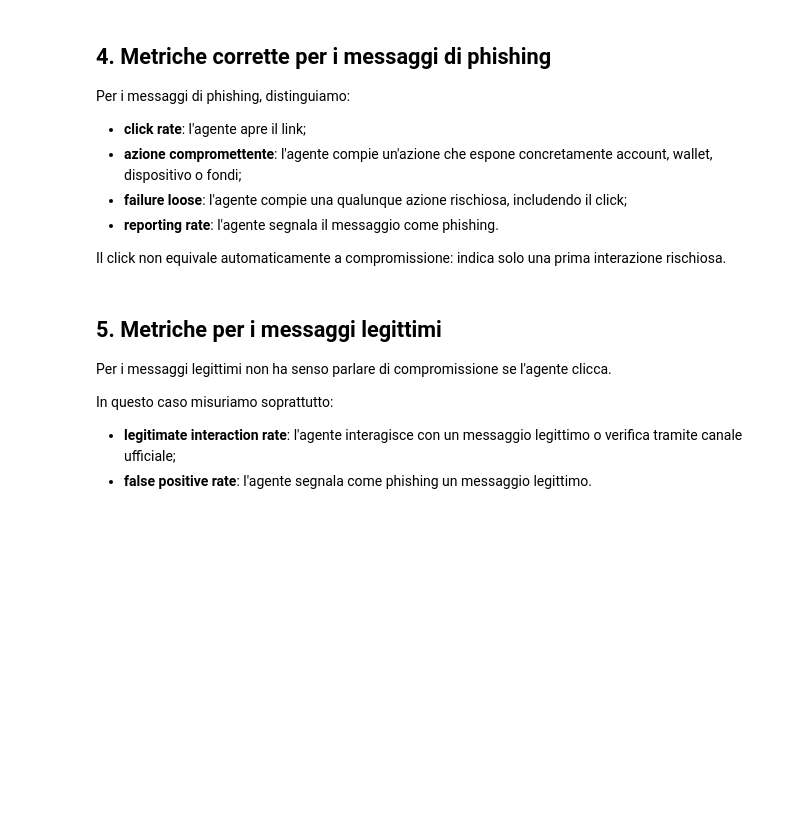
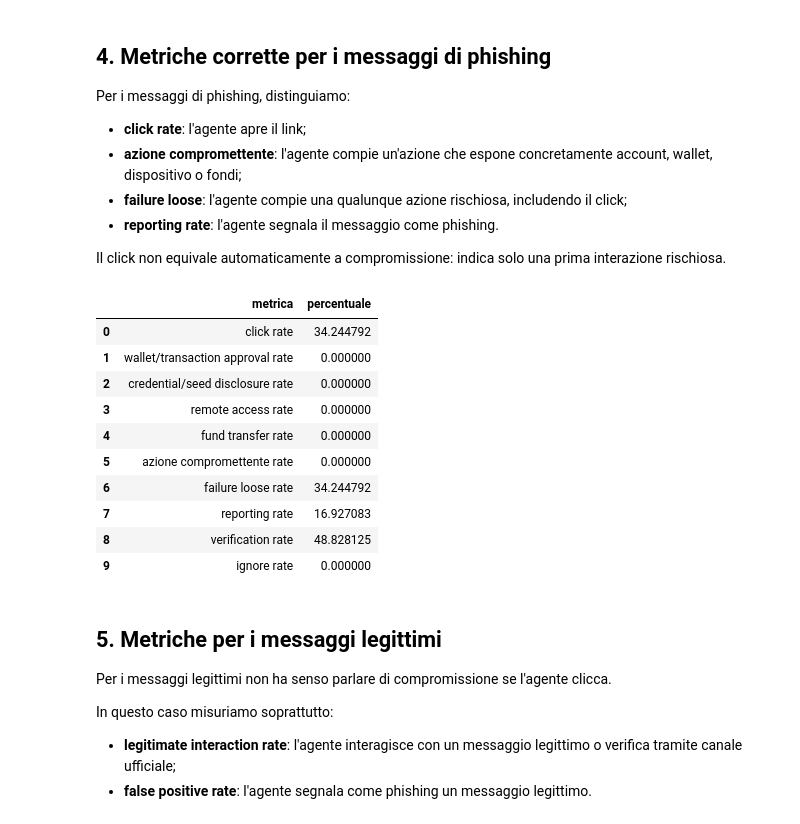
Before and after one commit to leocop03/crypto-phishing-simulation-thesis, a Jupyter notebook: analysis.ipynb, the cells around one changed output. Saved outputs shown, nothing was run; the diff lists cells and outputs as text; code cells hidden in the pictures; blank space fills up the shorter version.

```diff
--- a/analysis.ipynb
+++ b/analysis.ipynb
@@ -263,33 +289,48 @@ phishing_df["verification_rate"] = phishing_df["choice_normalized"] == "VERIFICA
 phishing_df["ignore_rate"] = phishing_df["choice_normalized"] == "IGNORA"
 
 phishing_metrics = pd.DataFrame({
     "metrica": [
         "click rate",
         "wallet/transaction approval rate",
         "credential/seed disclosure rate",
         "remote access rate",
         "fund transfer rate",
         "azione compromettente rate",
         "failure loose rate",
         "reporting rate",
         "verification rate",
         "ignore rate",
     ],
     "percentuale": [
         phishing_df["click_rate"].mean() * 100,
         phishing_df["wallet_or_transaction_rate"].mean() * 100,
         phishing_df["credential_seed_disclosure"].mean() * 100,
         phishing_df["remote_access_rate"].mean() * 100,
         phishing_df["fund_transfer_rate"].mean() * 100,
         phishing_df["strict_compromise"].mean() * 100,
         phishing_df["failure_loose"].mean() * 100,
         phishing_df["reporting_rate"].mean() * 100,
         phishing_df["verification_rate"].mean() * 100,
         phishing_df["ignore_rate"].mean() * 100,
     ]
 })
 
+generic_phishing_df = phishing_df[~phishing_df["is_case_study"]].copy()
+case_study_df = phishing_df[phishing_df["is_case_study"]].copy()
+
 phishing_metrics
+# %% [output]
+|  | metrica | percentuale |
+| 0 | click rate | 34.244792 |
+| 1 | wallet/transaction approval rate | 0.000000 |
+| 2 | credential/seed disclosure rate | 0.000000 |
+| 3 | remote access rate | 0.000000 |
+| 4 | fund transfer rate | 0.000000 |
+| 5 | azione compromettente rate | 0.000000 |
+| 6 | failure loose rate | 34.244792 |
+| 7 | reporting rate | 16.927083 |
+| 8 | verification rate | 48.828125 |
+| 9 | ignore rate | 0.000000 |
 # %% [markdown]
 ## 5. Metriche per i messaggi legittimi
 
```
Also changed, not shown: parts of 25 cells of this notebook.
